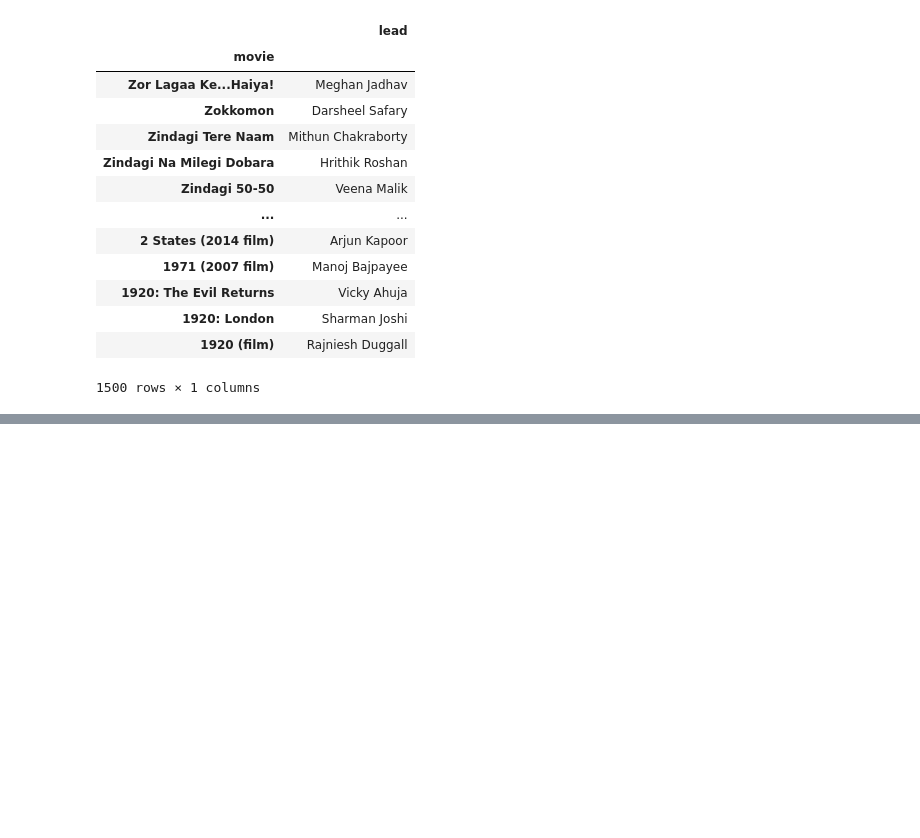
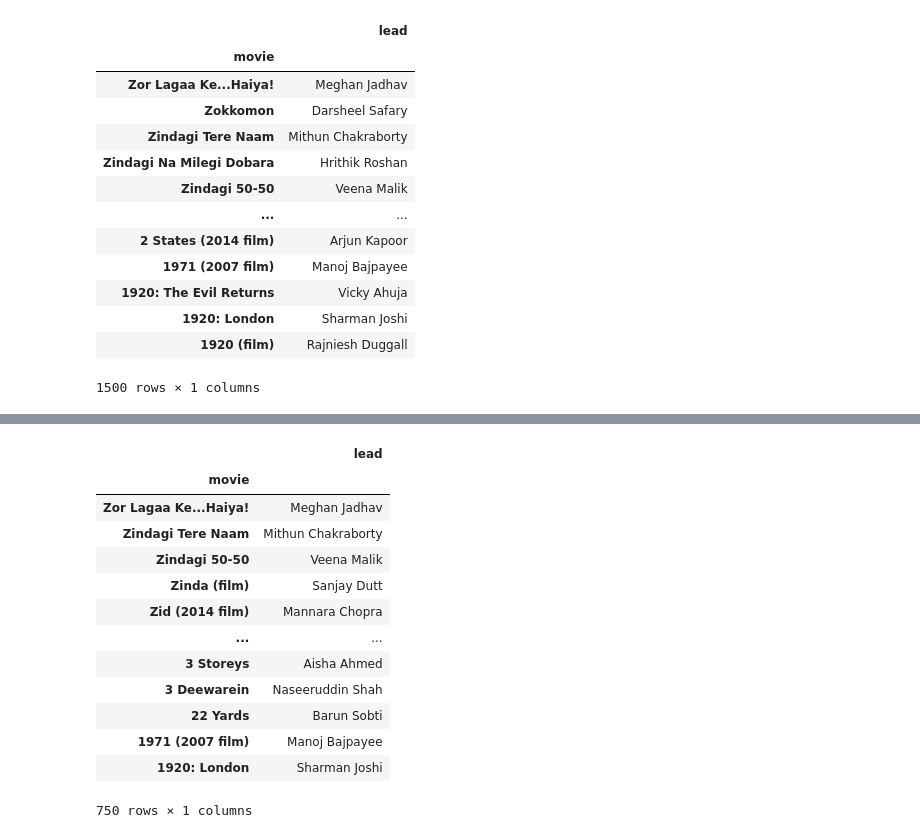
Before and after one commit to thekushak0003/My-DSMP-Journey, a Jupyter notebook: sessions files/session16.ipynb, the cells around one changed output, grey strips where cells are left out. Saved outputs shown, nothing was run; the diff lists cells and outputs as text; code cells hidden in the pictures; blank space fills up the shorter version.

```diff
--- a/sessions files/session16.ipynb
+++ b/sessions files/session16.ipynb
@@ -85,0 +94,17 @@ movies
+# %%
+movies[::2]
+# %% [output]
+|  | lead |
+| movie |  |
+| Zor Lagaa Ke...Haiya! | Meghan Jadhav |
+| Zindagi Tere Naam | Mithun Chakraborty |
+| Zindagi 50-50 | Veena Malik |
+| Zinda (film) | Sanjay Dutt |
+| Zid (2014 film) | Mannara Chopra |
+| ... | ... |
+| 3 Storeys | Aisha Ahmed |
+| 3 Deewarein | Naseeruddin Shah |
+| 22 Yards | Barun Sobti |
+| 1971 (2007 film) | Manoj Bajpayee |
+| 1920: London | Sharman Joshi |
+750 rows × 1 columns
```
Also changed, not shown: parts of 6 cells of this notebook.
